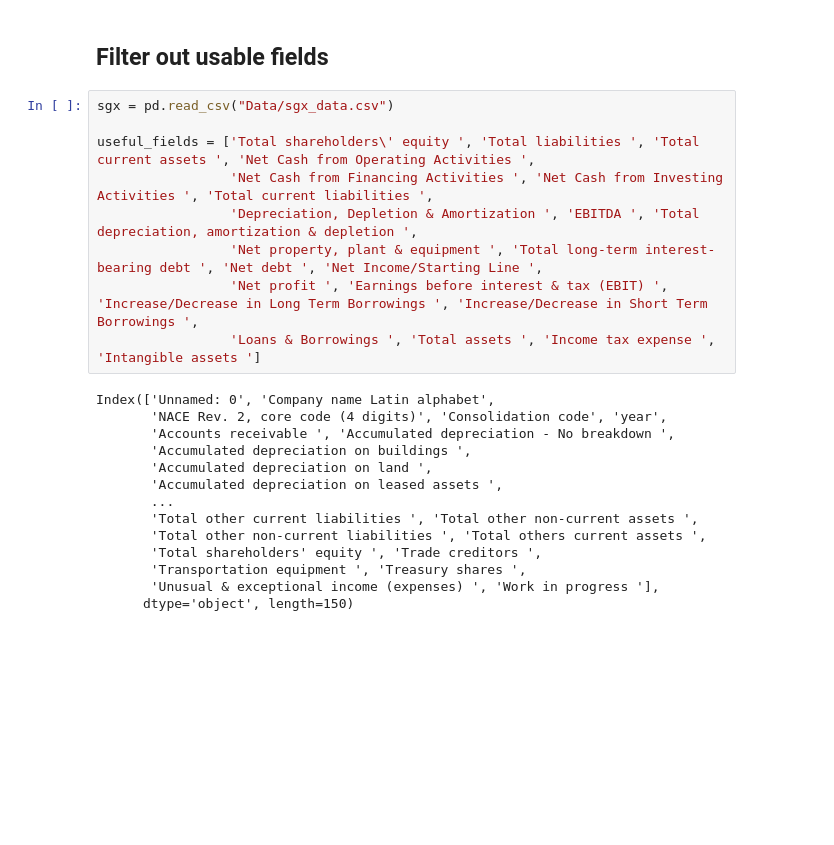
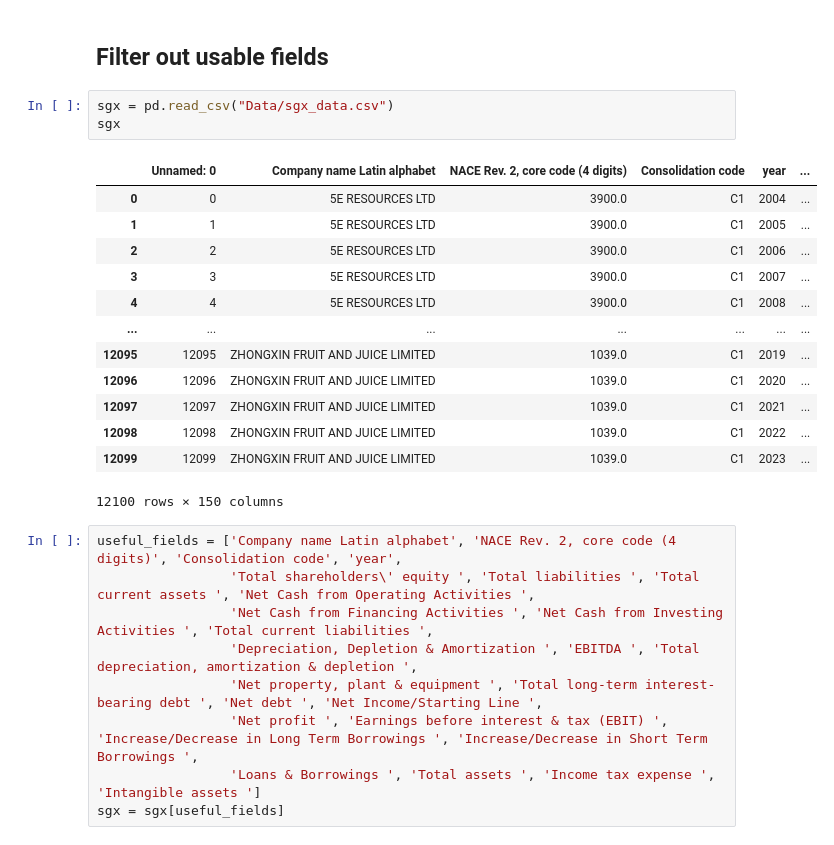
Before and after one commit to yungqiyang/sgx_panel_data_analysis, a Jupyter notebook: sgx_analysis.ipynb, the cells around one changed output. Drawn from its saved outputs; the diff is of its cells as text; blank space fills up the shorter version.

```diff
--- a/sgx_analysis.ipynb
+++ b/sgx_analysis.ipynb
@@ -75,25 +77,28 @@ pivoted_sgx.to_csv("Data/sgx_data.csv")
 # %% [markdown]
 ## Filter out usable fields
+# %%
+sgx = pd.read_csv("Data/sgx_data.csv")
+sgx
+# %% [output]
+|  | Unnamed: 0 | Company name Latin alphabet | NACE Rev. 2, core code (4 digits) | Consolidation code | year | ... |
+| 0 | 0 | 5E RESOURCES LTD | 3900.0 | C1 | 2004 | ... |
+| 1 | 1 | 5E RESOURCES LTD | 3900.0 | C1 | 2005 | ... |
+| 2 | 2 | 5E RESOURCES LTD | 3900.0 | C1 | 2006 | ... |
+| 3 | 3 | 5E RESOURCES LTD | 3900.0 | C1 | 2007 | ... |
+| 4 | 4 | 5E RESOURCES LTD | 3900.0 | C1 | 2008 | ... |
+| ... | ... | ... | ... | ... | ... | ... |
+| 12095 | 12095 | ZHONGXIN FRUIT AND JUICE LIMITED | 1039.0 | C1 | 2019 | ... |
+| 12096 | 12096 | ZHONGXIN FRUIT AND JUICE LIMITED | 1039.0 | C1 | 2020 | ... |
+| 12097 | 12097 | ZHONGXIN FRUIT AND JUICE LIMITED | 1039.0 | C1 | 2021 | ... |
+| 12098 | 12098 | ZHONGXIN FRUIT AND JUICE LIMITED | 1039.0 | C1 | 2022 | ... |
+| 12099 | 12099 | ZHONGXIN FRUIT AND JUICE LIMITED | 1039.0 | C1 | 2023 | ... |
+12100 rows × 150 columns
 # %%
-sgx = pd.read_csv("Data/sgx_data.csv")
-
-useful_fields = ['Total shareholders\' equity ', 'Total liabilities ', 'Total current assets ', 'Net Cash from Operating Activities ',
+useful_fields = ['Company name Latin alphabet', 'NACE Rev. 2, core code (4 digits)', 'Consolidation code', 'year',
+                 'Total shareholders\' equity ', 'Total liabilities ', 'Total current assets ', 'Net Cash from Operating Activities ',
                  'Net Cash from Financing Activities ', 'Net Cash from Investing Activities ', 'Total current liabilities ',
                  'Depreciation, Depletion & Amortization ', 'EBITDA ', 'Total depreciation, amortization & depletion ',
                  'Net property, plant & equipment ', 'Total long-term interest-bearing debt ', 'Net debt ', 'Net Income/Starting Line ',
                  'Net profit ', 'Earnings before interest & tax (EBIT) ', 'Increase/Decrease in Long Term Borrowings ', 'Increase/Decrease in Short Term Borrowings ',
                  'Loans & Borrowings ', 'Total assets ', 'Income tax expense ', 'Intangible assets ']
+sgx = sgx[useful_fields]
-# %% [output]
-Index(['Unnamed: 0', 'Company name Latin alphabet',
-       'NACE Rev. 2, core code (4 digits)', 'Consolidation code', 'year',
-       'Accounts receivable ', 'Accumulated depreciation - No breakdown ',
-       'Accumulated depreciation on buildings ',
-       'Accumulated depreciation on land ',
-       'Accumulated depreciation on leased assets ',
-       ...
-       'Total other current liabilities ', 'Total other non-current assets ',
-       'Total other non-current liabilities ', 'Total others current assets ',
-       'Total shareholders' equity ', 'Trade creditors ',
-       'Transportation equipment ', 'Treasury shares ',
-       'Unusual & exceptional income (expenses) ', 'Work in progress '],
-      dtype='object', length=150)
```
Also changed, not shown: parts of 5 cells of this notebook.
